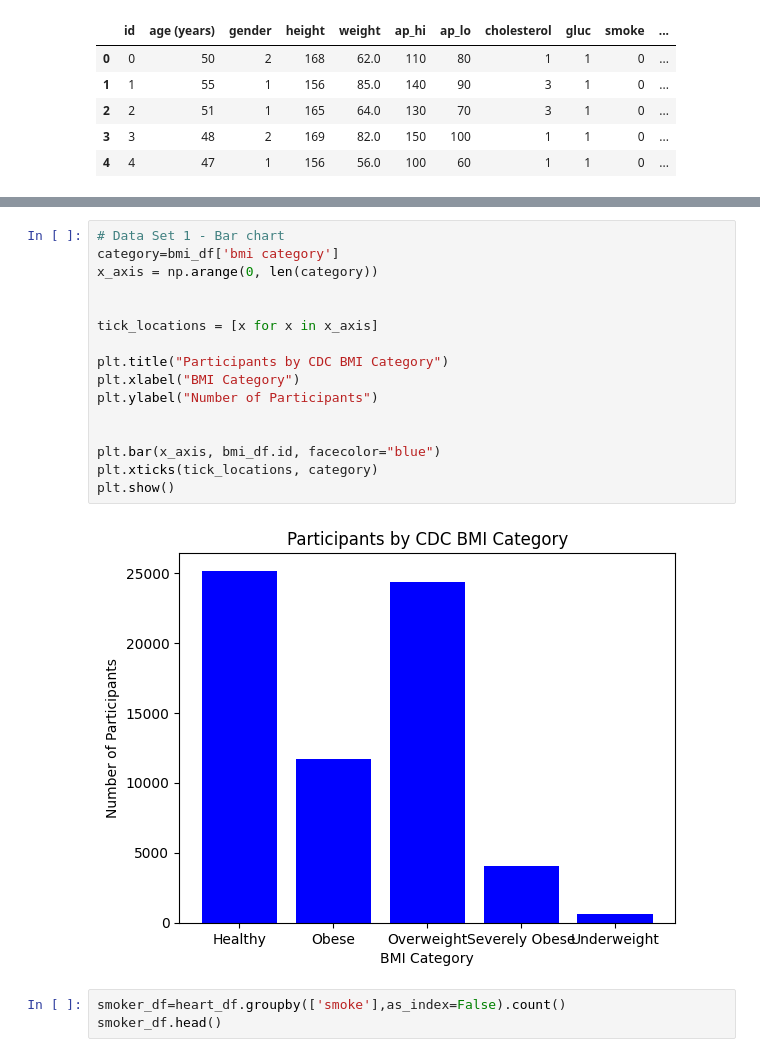
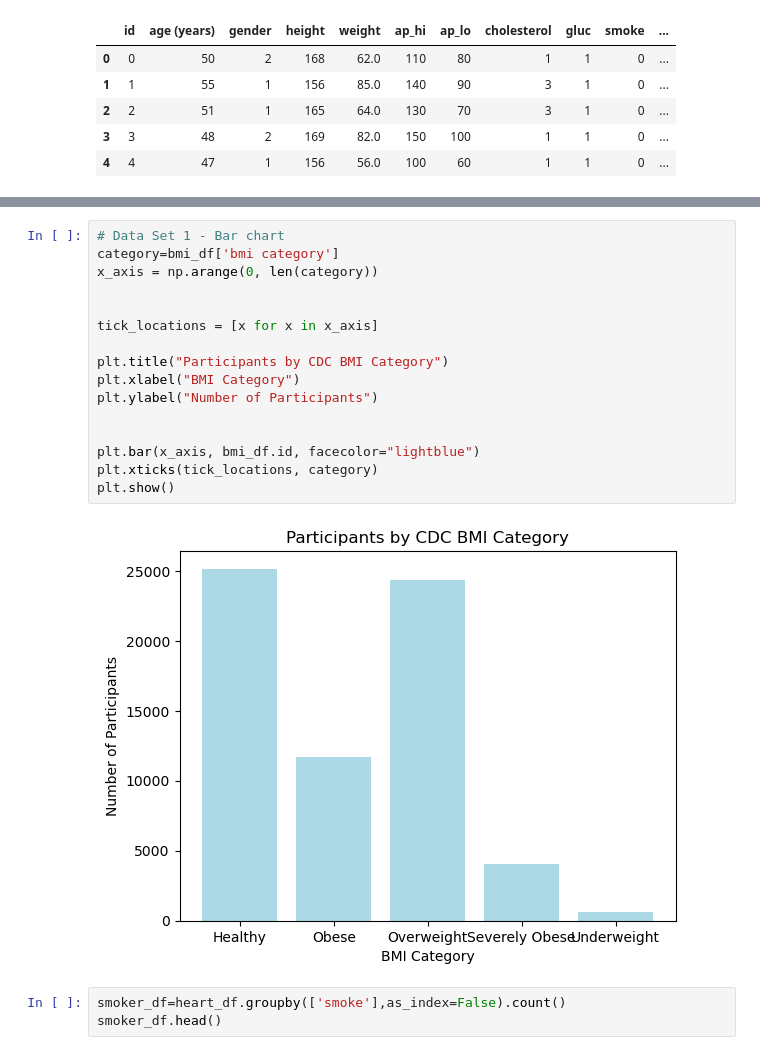
Before and after one commit to JGILINGER7/heart_disease_risk, a Jupyter notebook: Jacob/visualizations.ipynb, the cells around one changed output, grey strips where cells are left out. Cells and saved outputs as stored; diff of their text form.

```diff
--- a/Jacob/visualizations.ipynb
+++ b/Jacob/visualizations.ipynb
@@ -90,21 +91,21 @@ bmi_df.head()
 # %%
 # Data Set 1 - Bar chart
 category=bmi_df['bmi category']
 x_axis = np.arange(0, len(category))
 
 
 tick_locations = [x for x in x_axis]
 
 plt.title("Participants by CDC BMI Category")
 plt.xlabel("BMI Category")
 plt.ylabel("Number of Participants")
 
 
-plt.bar(x_axis, bmi_df.id, facecolor="blue")
+plt.bar(x_axis, bmi_df.id, facecolor="lightblue")
 plt.xticks(tick_locations, category)
 plt.show()
 # %% [output]
-[figure, old version]
+[figure, new version]
 # %%
 smoker_df=heart_df.groupby(['smoke'],as_index=False).count()
 smoker_df.head()
```
Also changed, not shown: parts of 5 cells of this notebook.
